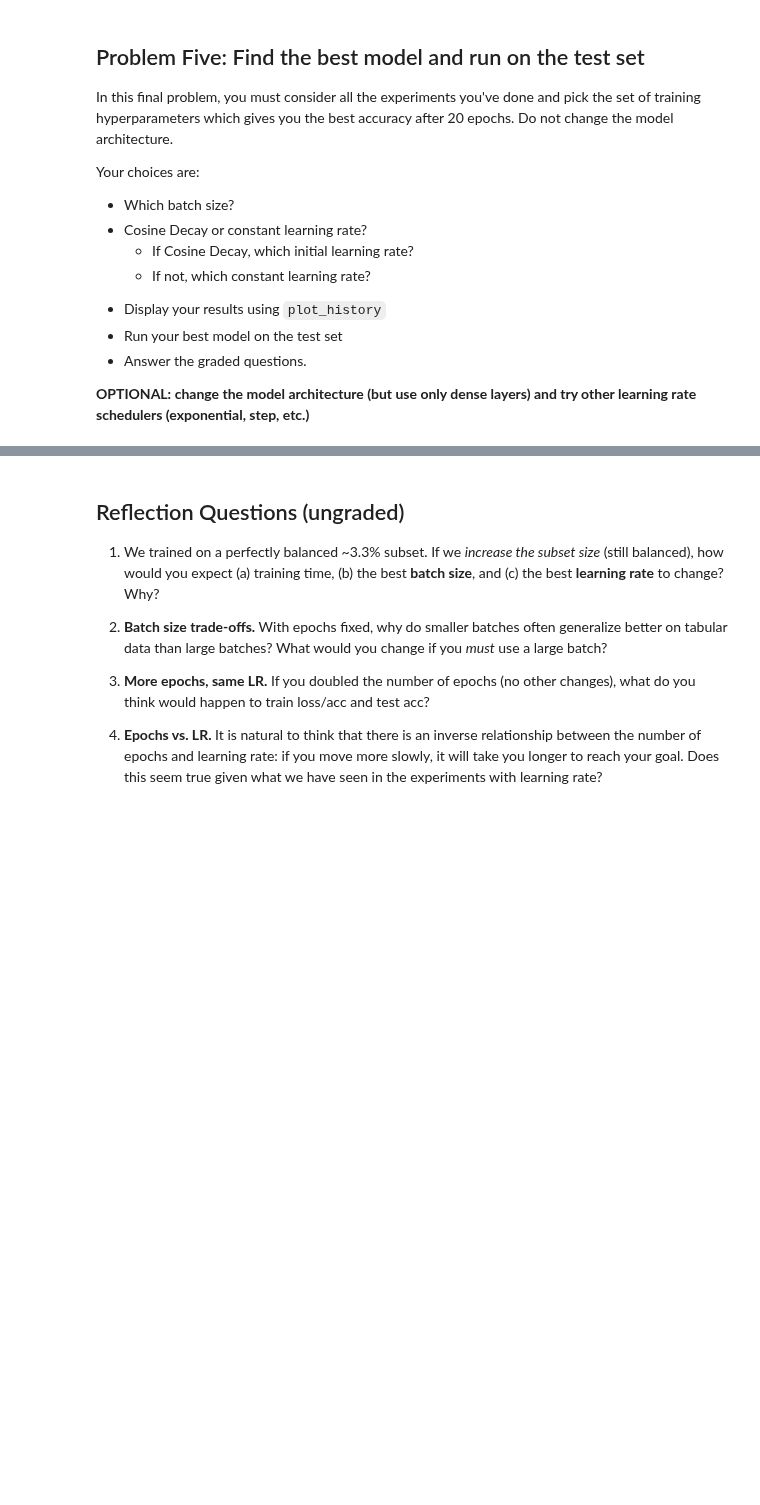
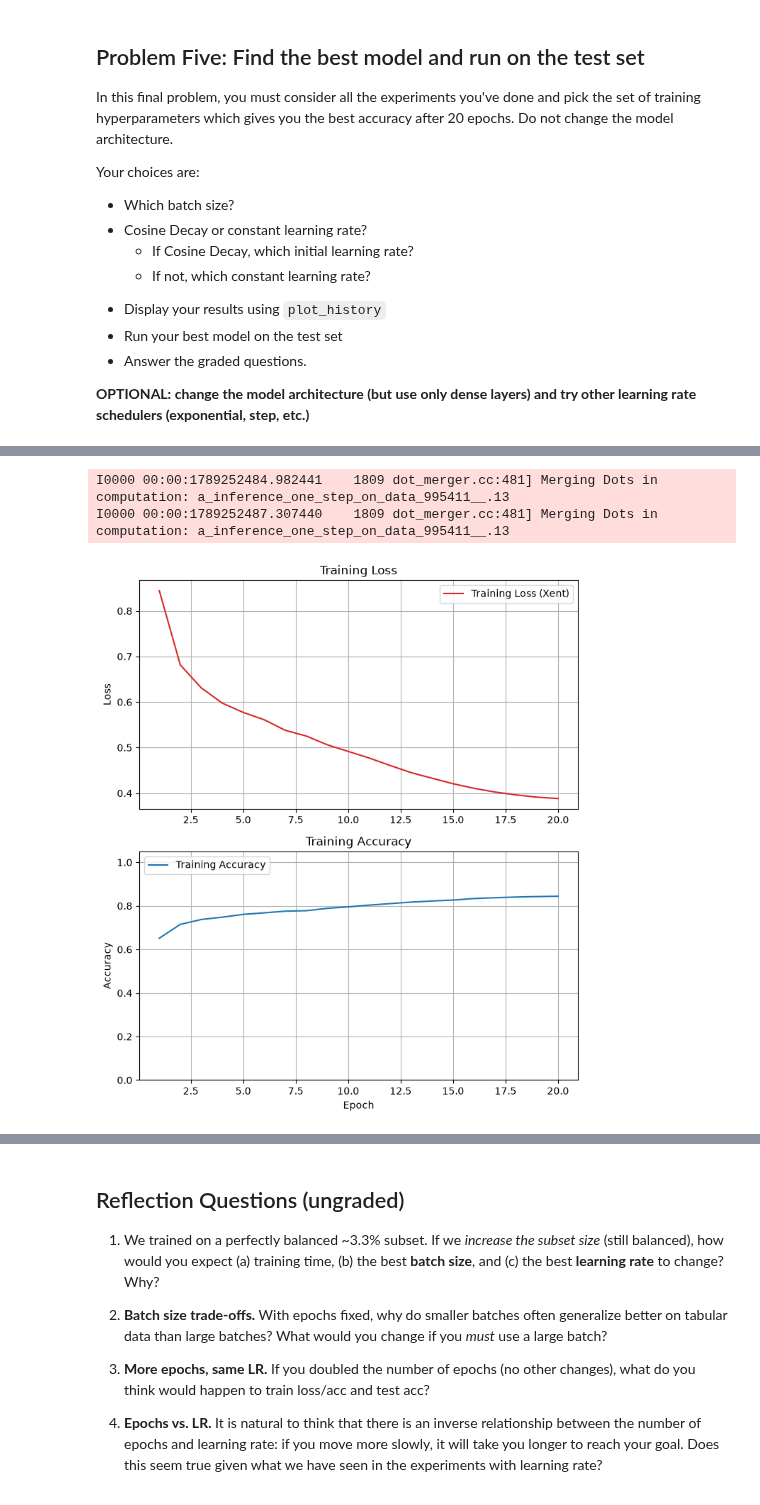
Before and after one commit to raffwh/dx703_hw, a Jupyter notebook: notebooks/Homework_02.ipynb, the cells around one changed output, grey strips where cells are left out. Saved outputs shown, nothing was run; the diff lists cells and outputs as text; code cells hidden in the pictures; blank space fills up the shorter version.

```diff
--- a/notebooks/Homework_02.ipynb
+++ b/notebooks/Homework_02.ipynb
@@ -294,0 +630,35 @@ Your choices are:
+# %%
+
+#      best model is cosine decay 1e-2
+# ======================================
+#
+p5_batch = 32
+best_learning_rate = 1e-2
+
+keras.backend.clear_session()
+p5_steps_per_epoch = int(np.ceil(len(X_train) / p5_batch))
+p5_total_steps = n_epoch * p5_steps_per_epoch
+p5_lr_schedule = CosineDecay(
+        initial_learning_rate= best_learning_rate,
+        decay_steps=p5_total_steps,
+        alpha=0.0
+    )
+
+p5_model  = p1_model(p5_lr_schedule)
+p5_history = p5_model.fit(
+        X_train, y_train,
+        epochs = n_epoch,
+        batch_size = p5_batch,
+        verbose = 0
+        )
+
+plot_history(p5_history)
+
+p5_test_loss, p5_test_accuracy = p5_model.evaluate(
+    X_test, y_test,
+    verbose = 0
+)
+# %% [output]
+I0000 00:00:1789252484.982441    1809 dot_merger.cc:481] Merging Dots in computation: a_inference_one_step_on_data_995411__.13
+I0000 00:00:1789252487.307440    1809 dot_merger.cc:481] Merging Dots in computation: a_inference_one_step_on_data_995411__.13
+[figure, added]
```
Also changed, not shown: parts of 32 cells of this notebook.
